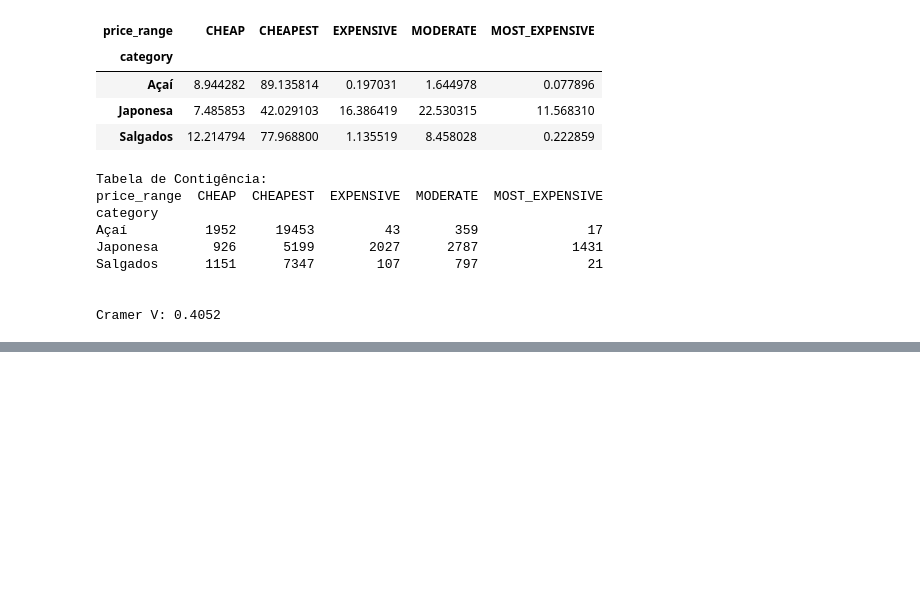
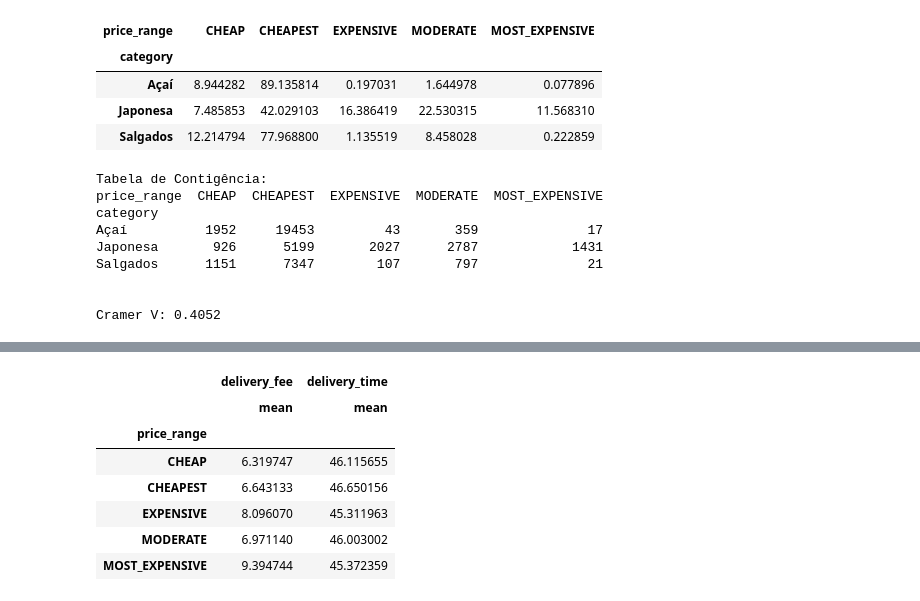
Before and after one commit to GabrielEnzoMurai/Python-repository, a Jupyter notebook: Study/estatística/stat7.ipynb, the cells around one changed output, grey strips where cells are left out. Cells and saved outputs as stored; diff of their text form; code cells hidden in the pictures; blank space fills up the shorter version.

```diff
--- a/Study/estatística/stat7.ipynb
+++ b/Study/estatística/stat7.ipynb
@@ -196,0 +223,11 @@ Cramer V: 0.4052
+# %%
+df.groupby("price_range")[["delivery_fee", "delivery_time"]].agg(["mean"])
+# %% [output]
+|  | delivery_fee | delivery_time |
+|  | mean | mean |
+| price_range |  |  |
+| CHEAP | 6.319747 | 46.115655 |
+| CHEAPEST | 6.643133 | 46.650156 |
+| EXPENSIVE | 8.096070 | 45.311963 |
+| MODERATE | 6.971140 | 46.003002 |
+| MOST_EXPENSIVE | 9.394744 | 45.372359 |
```
Also changed, not shown: parts of 6 cells of this notebook.
